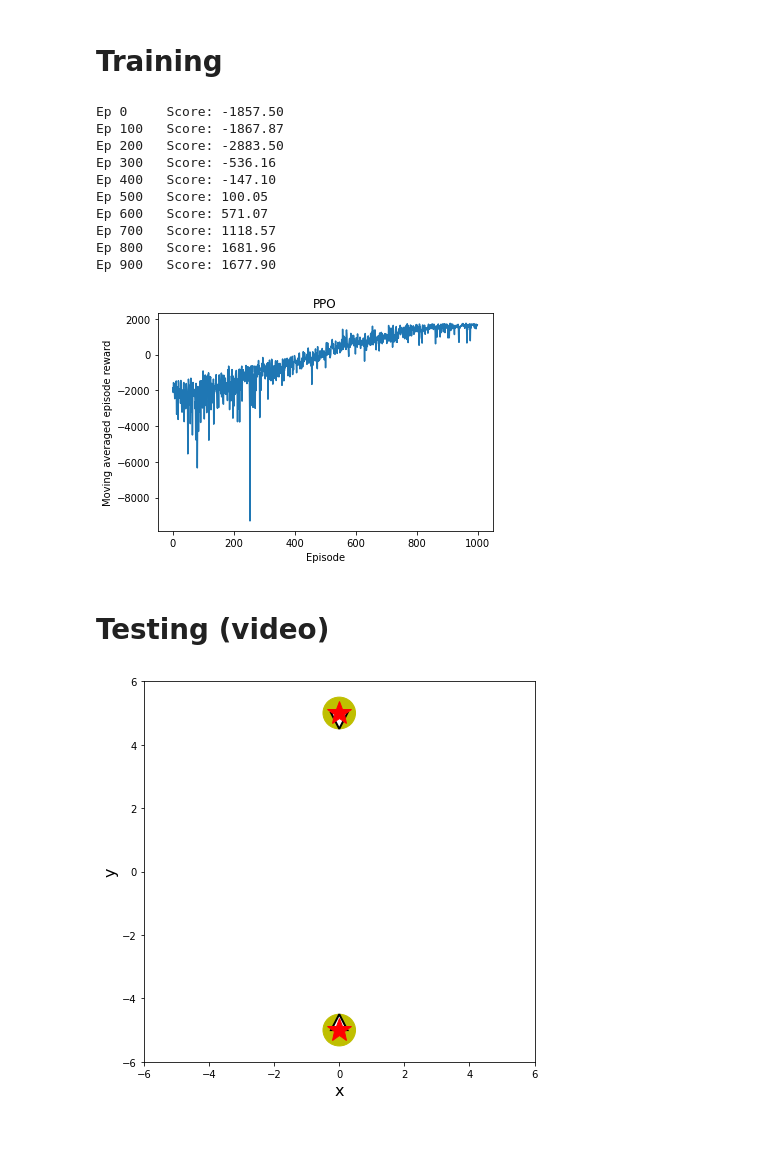
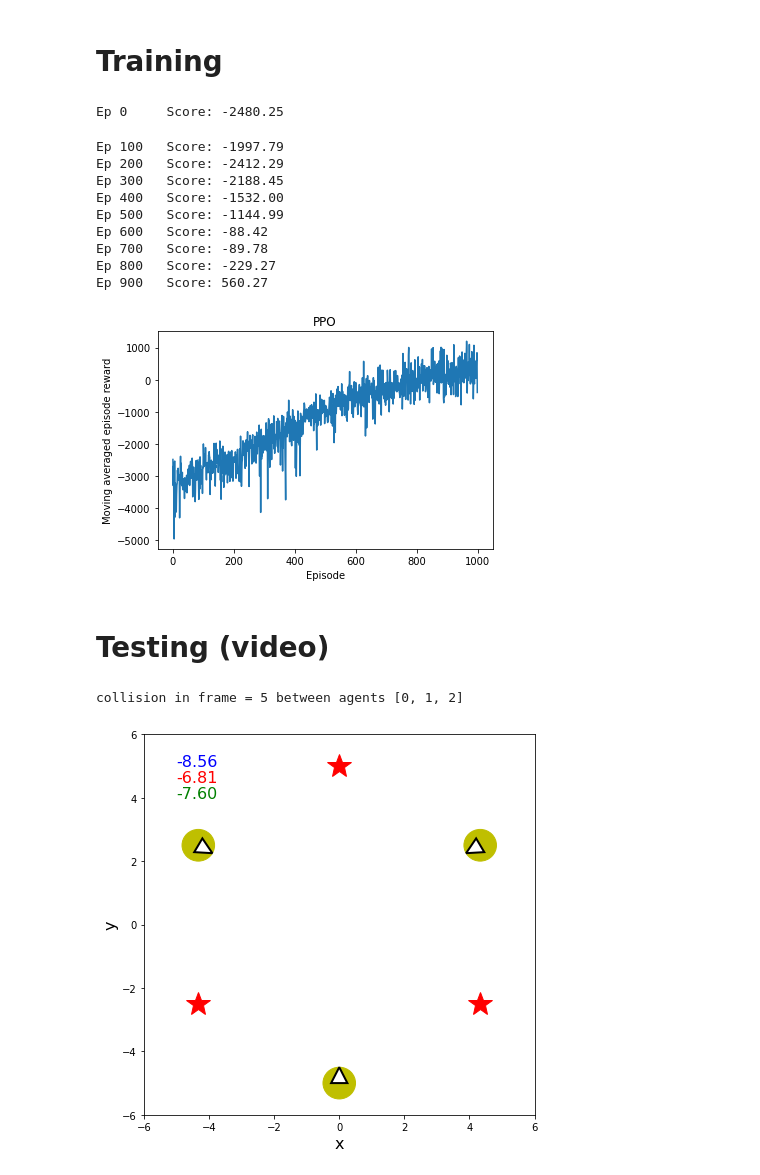
Before and after one commit to tessavdheiden/didactic-octo-telegram, a Jupyter notebook: MultiRobotHuman.ipynb, the cells around one changed output. Saved outputs shown, nothing was run; the diff lists cells and outputs as text; code cells hidden in the pictures; blank space fills up the shorter version.

```diff
--- a/MultiRobotHuman.ipynb
+++ b/MultiRobotHuman.ipynb
@@ -28,15 +37,15 @@ Requirement already satisfied: JSAnimation in /usr/local/lib/python3.7/dist-pack
 # %% [markdown]
 # Hyper-Parameters
 # %%
-n=2
+n=3
 gamma=0.9
 seed=0
 render=True
 log_interval=100
 T = 100
-num_H = 0
-num_O = 4 + num_H * 2
+num_O = 8
 num_A = 2
+MARL = False
 
 TrainingRecord = namedtuple('TrainingRecord', ['ep', 'reward'])
 Transition = namedtuple('Transition', ['s', 'a', 'a_log_p', 'r', 's_'])
@@ -239,7 +295,7 @@ class RobotEnv(gym.Env):
 # %%
 
 env = RobotEnv(n)
-#agents = [Agent() for _ in range(n)]
+agents = [Agent() for _ in range(n)]
 
 obs_n = env.reset()
 traj = []
@@ -267,63 +323,71 @@ obs_n = env.reset()
 
 for i_ep in range(1000):
     score = 0
     obs_n = env.reset()
     for t in range(T):
       action_n = []
       action_log_prob_n=[]
       for i in range(n):
         agent = agents[i]
         action, action_log_prob = agent.select_action(obs_n[i])
         action_n.append(action)
         action_log_prob_n.append(action_log_prob)
 
       obs_n_, reward, done, _ = env.step(action_n)
       for i in range(n):
         agent = agents[i]
-        if agent.store(Transition(obs_n[i], action_n[i], action_log_prob_n[i], reward[i], obs_n_[i])):
+        r_signal = sum(reward) if MARL else reward[i]
+        if agent.store(Transition(obs_n[i], action_n[i], action_log_prob_n[i], r_signal, obs_n_[i])):
             agent.update()
-      score += np.asarray(reward).sum()
+      score += sum(reward)
       obs_n = obs_n_
+      if done: break
 
     training_records.append(TrainingRecord(i_ep, score))
 
     if i_ep % log_interval == 0:
         print(f'Ep {i_ep}\t Score: {score:.2f}')
 
 plt.plot([r.ep for r in training_records], [r.reward for r in training_records])
 plt.title('PPO')
 plt.xlabel('Episode')
 plt.ylabel('Moving averaged episode reward')
 plt.show()
 # %% [output]
-Ep 0     Score: -1857.50
-Ep 100   Score: -1867.87
-Ep 200   Score: -2883.50
-Ep 300   Score: -536.16
-Ep 400   Score: -147.10
-Ep 500   Score: 100.05
-Ep 600   Score: 571.07
-Ep 700   Score: 1118.57
-Ep 800   Score: 1681.96
-Ep 900   Score: 1677.90
+Ep 0     Score: -2480.25
+Ep 100   Score: -1997.79
+Ep 200   Score: -2412.29
+Ep 300   Score: -2188.45
+Ep 400   Score: -1532.00
+Ep 500   Score: -1144.99
+Ep 600   Score: -88.42
+Ep 700   Score: -89.78
+Ep 800   Score: -229.27
+Ep 900   Score: 560.27
-[figure, old version]
+[figure, new version]
 # %% [markdown]
 # Testing (video)
 # %%
-# env = RobotEnv(n)
+env = RobotEnv(n)
 obs_n = env.reset()
 traj = []
-
+values = []
 for t in range(T):
     traj.append(np.asarray(env.state_n).copy())
     action_n = []
+    values.append(np.asarray([agents[i].get_value(obs_n[i]) for i in range(n)]))
     for i in range(n):
       agent = agents[i]
       action, action_log_prob = agent.select_action(obs_n[i])
       action_n.append(action)
     obs_n_, reward, done, _ = env.step(action_n)
+    if any([r < -10 for r in reward]):
+      print(f'collision in frame = {t} between agents {[i for i in range(n) if reward[i] < -10]}')
+
     # env.render(np.asarray(traj))
     obs_n = obs_n_
+# %% [output]
+collision in frame = 5 between agents [0, 1, 2]
 # %%
 # create a figure and axes
 fig, ax = plt.subplots(figsize=(7, 7))
@@ -337,12 +401,16 @@ txt_title = ax.set_title('')
 
 robots=[]
 polygons=[]
+vals=[]
+colors=['b','r','g']
 for i in range(n):
   x, y, theta = traj[0][i]
   goal_x, goal_y = env.goal_n[i]
   ax.add_artist(mlines.Line2D([goal_x],[goal_y], color='r', marker='*', linestyle='None', markersize=25, label='Goal'))
   robots.append(plt.Circle([x, y], 0.5, fill=True, color='y'))
   ax.add_artist(robots[i])
+
+  vals.append(plt.text(-5, 5-i/2, f'{values[0][i]:.2f}', fontsize=16, c=colors[i]))
 
   vertices =[(-1/4,0), (1/4,0), (0, 1/2)]
   polygon = patches.Polygon(vertices, fc=(1,1,1,1), ec=(0,0,0,1), lw=2)
@@ -357,7 +425,7 @@ line1, = ax.plot([], [], 'b', lw=2)     # ax.plot returns a list of 2D line obje
 line2, = ax.plot([], [], 'r', lw=2)
 line3, = ax.plot([], [], 'g', lw=2)
 # %% [output]
-[figure, old version]
+[figure, new version]
 # %%
 def drawframe(time, path):
   for i in range(n):
```
Also changed, not shown: parts of 11 cells of this notebook.
